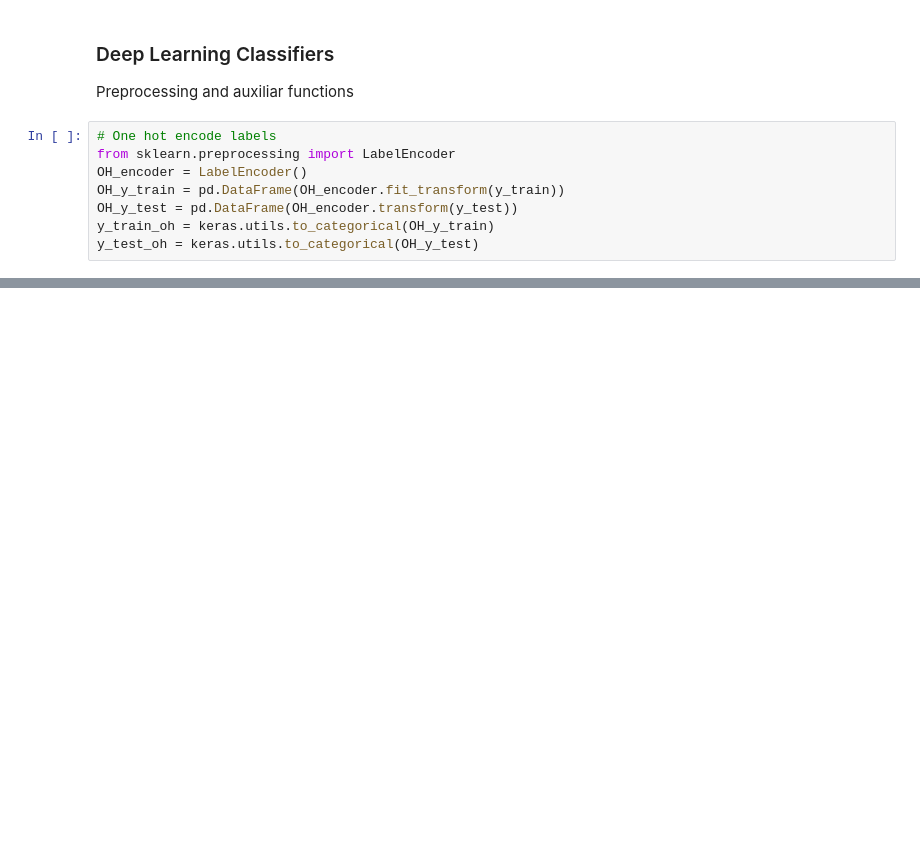
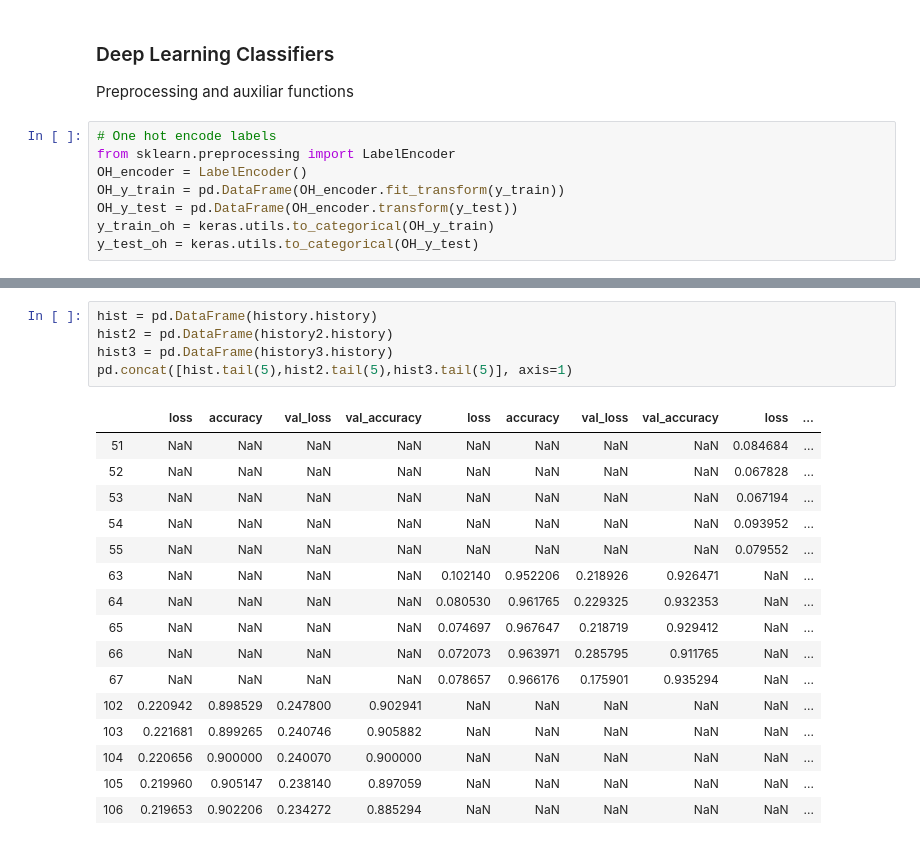
Before and after one commit to TomasSuarezL/oss-stage-2019, a Jupyter notebook: CTG_dataset_classification.ipynb, the cells around one changed output, grey strips where cells are left out. Saved outputs shown, nothing was run; the diff lists cells and outputs as text; blank space fills up the shorter version.

```diff
--- a/CTG_dataset_classification.ipynb
+++ b/CTG_dataset_classification.ipynb
@@ -261,0 +319,22 @@ WARNING:tensorflow:Falling back from v2 loop because of error: Failed to find da
+# %%
+hist = pd.DataFrame(history.history)
+hist2 = pd.DataFrame(history2.history)
+hist3 = pd.DataFrame(history3.history)
+pd.concat([hist.tail(5),hist2.tail(5),hist3.tail(5)], axis=1)
+# %% [output]
+|  | loss | accuracy | val_loss | val_accuracy | loss | accuracy | val_loss | val_accuracy | loss | ... |
+| 51 | NaN | NaN | NaN | NaN | NaN | NaN | NaN | NaN | 0.084684 | ... |
+| 52 | NaN | NaN | NaN | NaN | NaN | NaN | NaN | NaN | 0.067828 | ... |
+| 53 | NaN | NaN | NaN | NaN | NaN | NaN | NaN | NaN | 0.067194 | ... |
+| 54 | NaN | NaN | NaN | NaN | NaN | NaN | NaN | NaN | 0.093952 | ... |
+| 55 | NaN | NaN | NaN | NaN | NaN | NaN | NaN | NaN | 0.079552 | ... |
+| 63 | NaN | NaN | NaN | NaN | 0.102140 | 0.952206 | 0.218926 | 0.926471 | NaN | ... |
+| 64 | NaN | NaN | NaN | NaN | 0.080530 | 0.961765 | 0.229325 | 0.932353 | NaN | ... |
+| 65 | NaN | NaN | NaN | NaN | 0.074697 | 0.967647 | 0.218719 | 0.929412 | NaN | ... |
+| 66 | NaN | NaN | NaN | NaN | 0.072073 | 0.963971 | 0.285795 | 0.911765 | NaN | ... |
+| 67 | NaN | NaN | NaN | NaN | 0.078657 | 0.966176 | 0.175901 | 0.935294 | NaN | ... |
+| 102 | 0.220942 | 0.898529 | 0.247800 | 0.902941 | NaN | NaN | NaN | NaN | NaN | ... |
+| 103 | 0.221681 | 0.899265 | 0.240746 | 0.905882 | NaN | NaN | NaN | NaN | NaN | ... |
+| 104 | 0.220656 | 0.900000 | 0.240070 | 0.900000 | NaN | NaN | NaN | NaN | NaN | ... |
+| 105 | 0.219960 | 0.905147 | 0.238140 | 0.897059 | NaN | NaN | NaN | NaN | NaN | ... |
+| 106 | 0.219653 | 0.902206 | 0.234272 | 0.885294 | NaN | NaN | NaN | NaN | NaN | ... |
```
Also changed, not shown: parts of 8 cells of this notebook.
